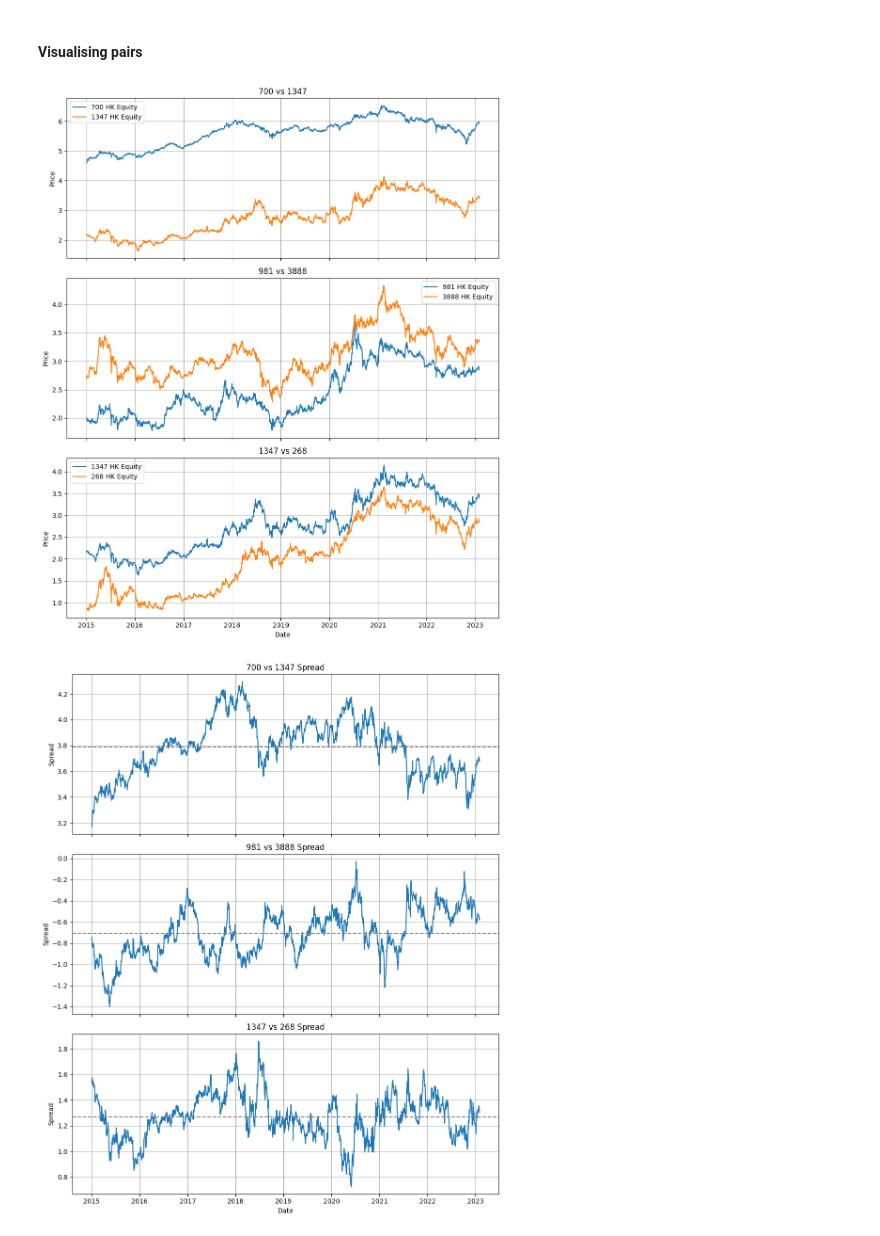
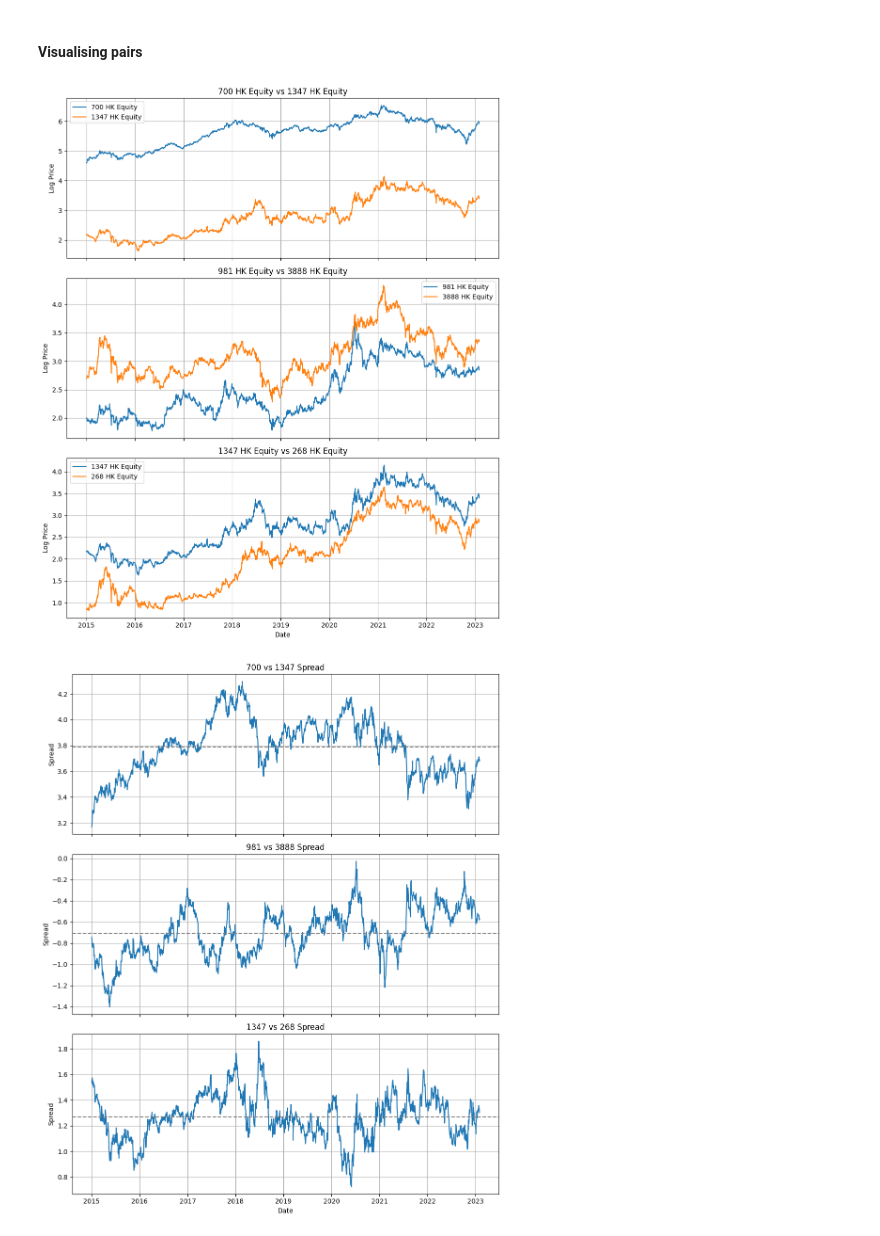
Before and after one commit to hivan04/applied-project-06039211, a Jupyter notebook: scripts/main.ipynb, the cells around one changed output. Drawn from its saved outputs; the diff is of its cells as text; code cells hidden in the pictures.

Commit message:
22.04
Complete spread and z-score visualisations

```diff
--- a/scripts/main.ipynb
+++ b/scripts/main.ipynb
@@ -488,34 +488,15 @@ weaker_pairs_t.sort_values("coint_test_pvalue").head(10)
 # %%
 # Log Price Plot
 
-fig, axes = plt.subplots(3, 1, figsize=(10, 12), sharex=True)
+pairs_t = [
+    ("700 HK Equity", "1347 HK Equity"),
+    ("981 HK Equity", "3888 HK Equity"),
+    ("1347 HK Equity", "268 HK Equity")
+]
 
-# Plot 1
-sns.lineplot(ax=axes[0], x=df1.index, y=df1["700 HK Equity"], label="700 HK Equity")
-sns.lineplot(ax=axes[0], x=df1.index, y=df1["1347 HK Equity"], label="1347 HK Equity")
-axes[0].set_title("700 vs 1347")
-
-# Plot 2
-sns.lineplot(ax=axes[1], x=df1.index, y=df1["981 HK Equity"], label="981 HK Equity")
-sns.lineplot(ax=axes[1], x=df1.index, y=df1["3888 HK Equity"], label="3888 HK Equity")
-axes[1].set_title("981 vs 3888")
-
-# Plot 3
-sns.lineplot(ax=axes[2], x=df1.index, y=df1["1347 HK Equity"], label="1347 HK Equity")
-sns.lineplot(ax=axes[2], x=df1.index, y=df1["268 HK Equity"], label="268 HK Equity")
-axes[2].set_title("1347 vs 268")
-
-# Labels
-for ax in axes:
-    ax.set_ylabel("Price")
-    ax.grid(True)
-
-axes[-1].set_xlabel("Date")
-
-plt.tight_layout()
-plt.show()
+plot_multiple_price_pairs(df1, pairs_t)
 # %% [output]
-[figure, old version]
+[figure, new version]
 # %%
 # Calculate spread
 spread_t1 = compute_spread(df1["700 HK Equity"],
```
Also changed, not shown: parts of 3 cells of this notebook, 1 other file.
